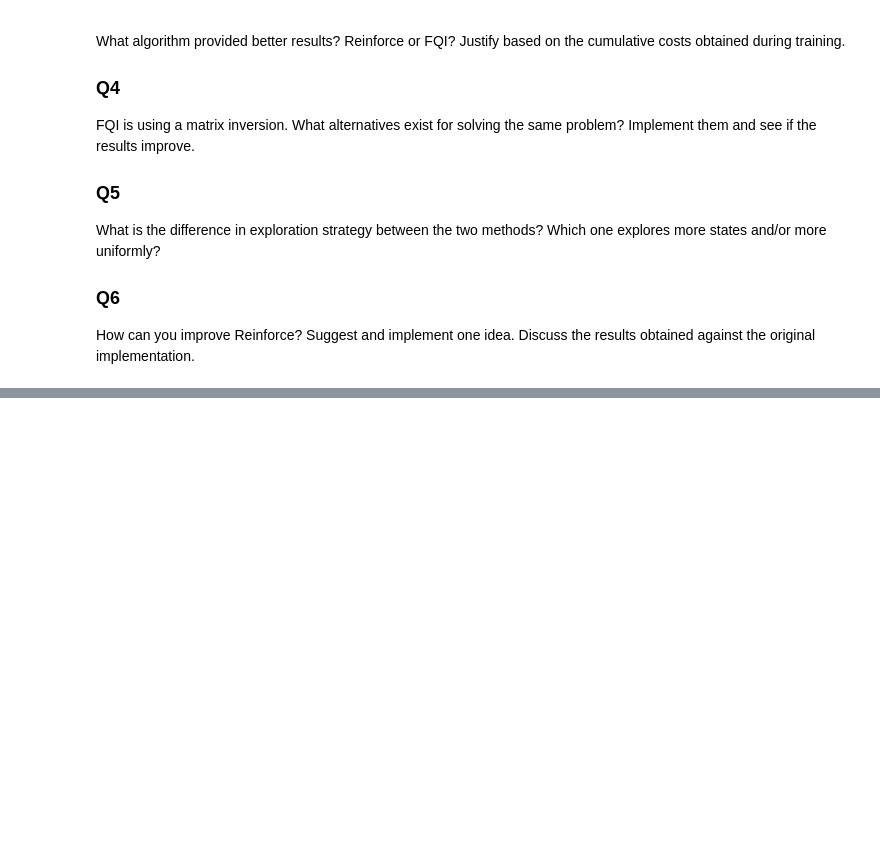
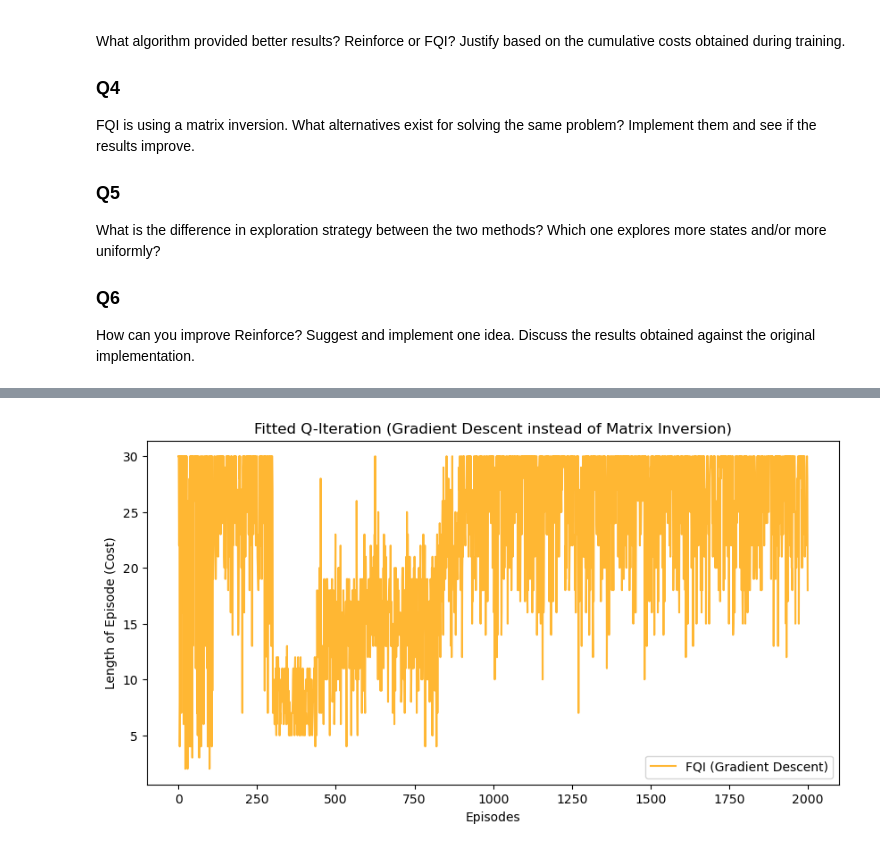
Before and after one commit to FranciscoRedondo29/PADI, a Jupyter notebook: lab4/padi_lab4.ipynb, the cells around one changed output, grey strips where cells are left out. Cells and saved outputs as stored; diff of their text form; code cells hidden in the pictures; blank space fills up the shorter version.

```diff
--- a/lab4/padi_lab4.ipynb
+++ b/lab4/padi_lab4.ipynb
@@ -491,0 +488,80 @@ How can you improve Reinforce? Suggest and implement one idea. Discuss the resul
+# %%
+# --- FQI Update using Gradient Descent (Alternative to Matrix Inversion) ---
+def updateCoef_GD(T, theta, gamma=0.9, Na=6, alpha=0.05, gd_iterations=50):
+    next_theta = np.copy(theta)
+
+    for a in range(Na):
+        action_mask = T[:, 1] == a
+        transitions = T[action_mask]
+
+        if len(transitions) == 0:
+            continue
+
+        x_t = transitions[:, 0]
+        c_t = transitions[:, 2]
+        x_next = transitions[:, 3]
+
+        # Calculate targets (y_a)
+        f_next = x_to_features(x_next)
+        Q_next = theta.T @ f_next
+        min_Q_next = np.min(Q_next, axis=0)
+        y_a = c_t + gamma * min_Q_next
+
+        # Current features
+        f_a = x_to_features(x_t).T
+        theta_a = np.copy(theta[:, a])
+
+        # Gradient Descent Loop (Replaces the OLS pseudo-inverse)
+        for _ in range(gd_iterations):
+            predictions = f_a @ theta_a
+            errors = predictions - y_a
+            gradient = (f_a.T @ errors) / len(y_a)
+            theta_a = theta_a - alpha * gradient
+
+        next_theta[:, a] = theta_a
+
+    return next_theta
+
+# --- Training Loop ---
+def FittedQI_GD(env, gamma=0.99, Niter=2000, MaxSteps=30):
+    theta = np.ones([2, Na]) / Na
+    egreedy = 0.1
+    T = []
+    LogFQI_GD = []
+    nA = theta.shape[1]
+
+    for i in range(Niter):
+        x = 0
+        C = 0
+        for _ in range(MaxSteps):
+            if np.random.rand() < egreedy:
+                a = np.random.randint(0, nA)
+            else:
+                a = np.argmin(x_to_features(np.array([x])).T @ theta)
+
+            xn, c = golf_env_step(ENV, x, a)
+            C = C + c
+            T.append([x, a, c, xn])
+            x = xn
+            if c == 0:
+                break
+
+        LogFQI_GD.append(C)
+
+        # Update weights using Gradient Descent
+        if len(T) % 100 == 0:
+            theta = updateCoef_GD(np.array(T), theta, gamma=gamma, Na=nA)
+
+    return theta, LogFQI_GD, T
+
+print("Training FQI with Gradient Descent...")
+theta_gd, LogFQI_GD, T_gd = FittedQI_GD(ENV, gamma=0.99, Niter=2000, MaxSteps=30)
+
+plt.figure(figsize=(10, 5))
+plt.plot(LogFQI_GD, label='FQI (Gradient Descent)', color='orange', alpha=0.8)
+plt.xlabel('Episodes')
+plt.ylabel('Length of Episode (Cost)')
+plt.title('Fitted Q-Iteration (Gradient Descent instead of Matrix Inversion)')
+plt.legend()
+plt.show()
+# %% [output]
@@ -491,0 +569 @@ How can you improve Reinforce? Suggest and implement one idea. Discuss the resul
+[figure, added]
```
Also changed, not shown: parts of 4 cells of this notebook.
